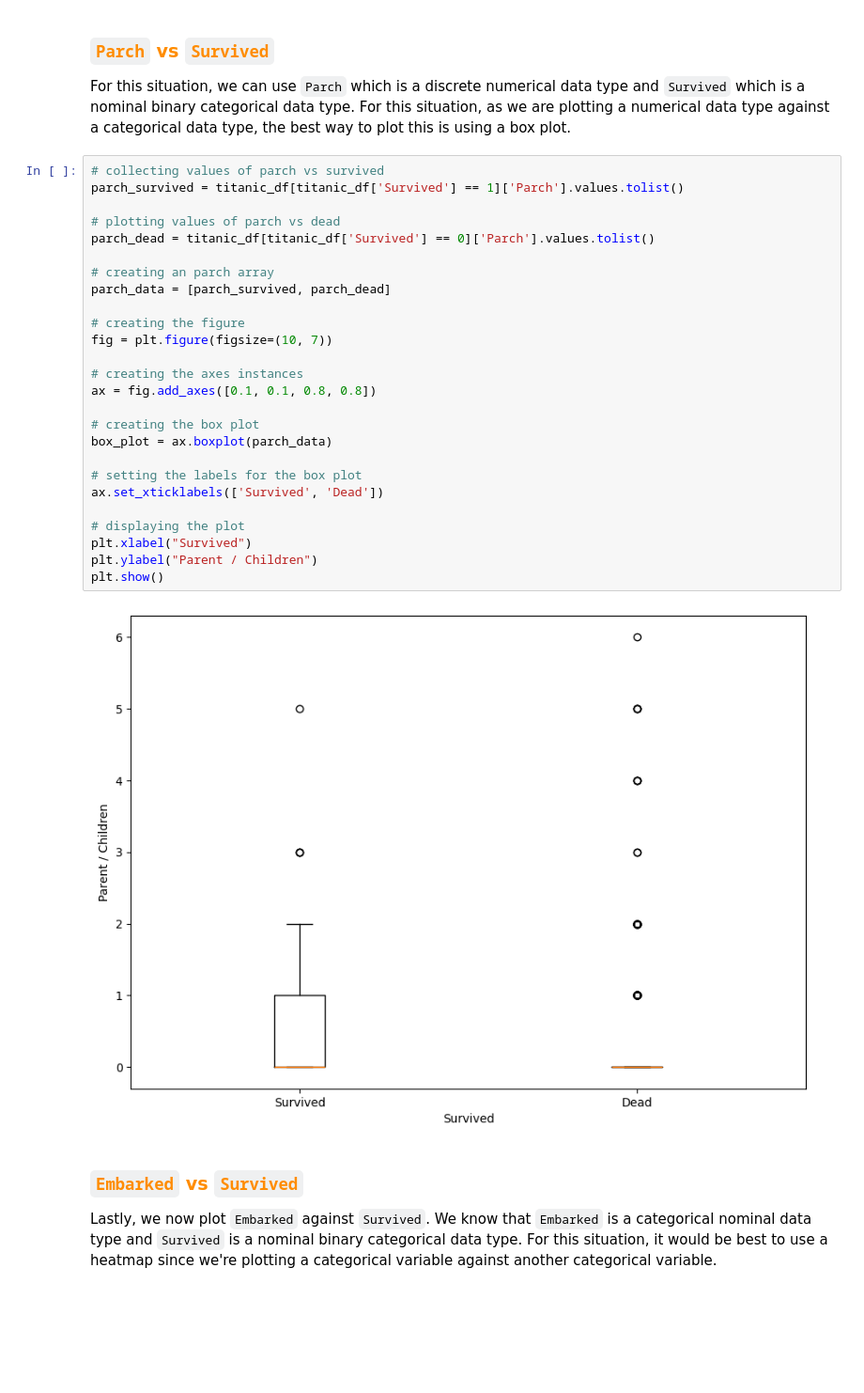
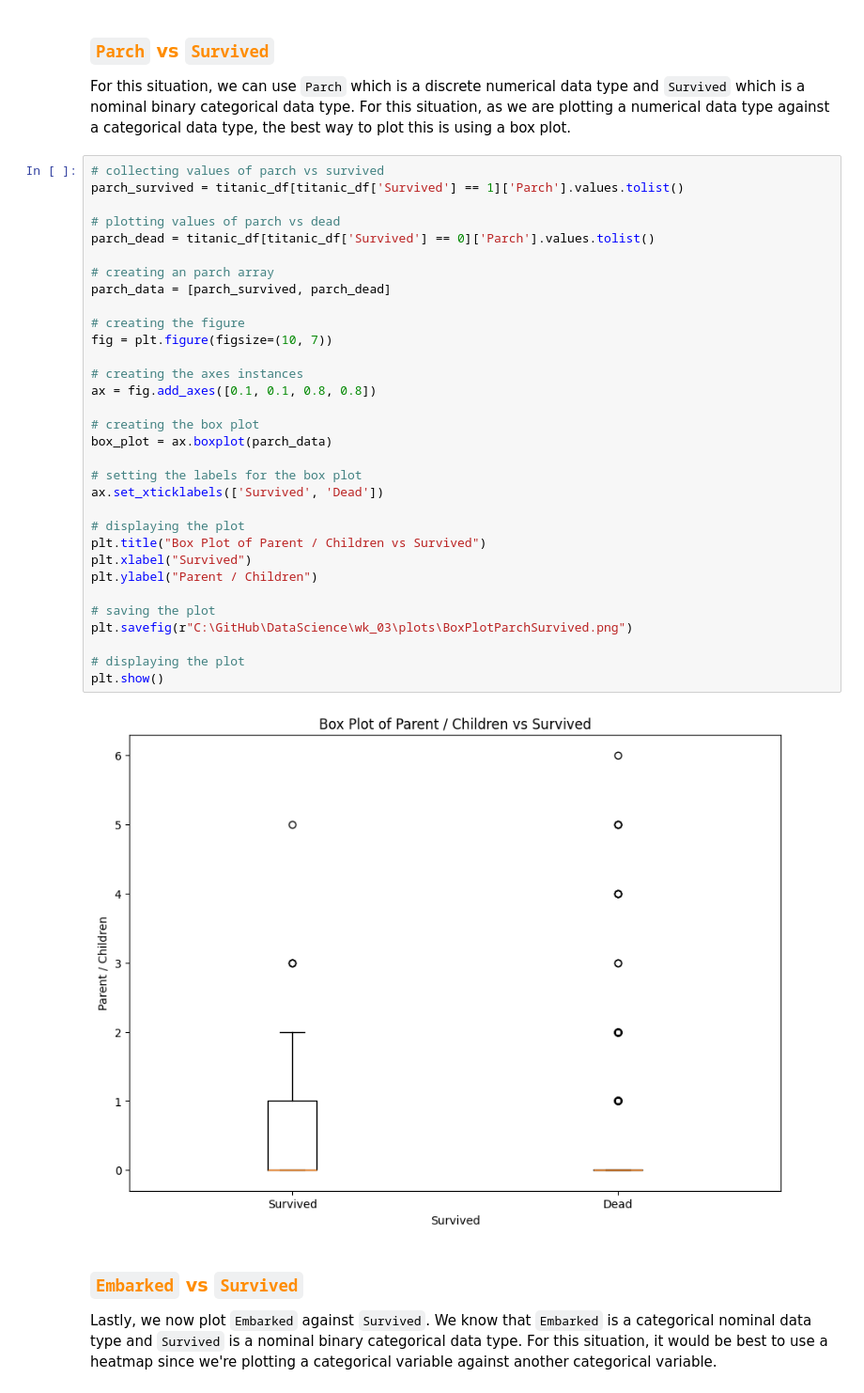
Before and after one commit to chowdhuryj-github/DataScienceDataAnalysis, a Jupyter notebook: wk_03/lab/Lab_3_JIC.ipynb, the cells around one changed output. Shown: that part at 94% size. Drawn from its saved outputs; the diff is of its cells as text; blank space fills up the shorter version.

```diff
--- a/wk_03/lab/Lab_3_JIC.ipynb
+++ b/wk_03/lab/Lab_3_JIC.ipynb
@@ -372,31 +390,37 @@ For this situation, we can use `Parch` which is a discrete numerical data type a
 # %%
 # collecting values of parch vs survived
 parch_survived = titanic_df[titanic_df['Survived'] == 1]['Parch'].values.tolist()
 
 # plotting values of parch vs dead
 parch_dead = titanic_df[titanic_df['Survived'] == 0]['Parch'].values.tolist()
 
 # creating an parch array
 parch_data = [parch_survived, parch_dead]
 
 # creating the figure
 fig = plt.figure(figsize=(10, 7))
 
 # creating the axes instances
 ax = fig.add_axes([0.1, 0.1, 0.8, 0.8])
 
 # creating the box plot
 box_plot = ax.boxplot(parch_data)
 
 # setting the labels for the box plot
 ax.set_xticklabels(['Survived', 'Dead'])
 
 # displaying the plot
+plt.title("Box Plot of Parent / Children vs Survived")
 plt.xlabel("Survived")
 plt.ylabel("Parent / Children")
+
+# saving the plot
+plt.savefig(r"C:\GitHub\DataScience\wk_03\plots\BoxPlotParchSurvived.png")
+
+# displaying the plot
 plt.show()
 # %% [output]
-[figure, old version]
+[figure, new version]
 # %% [markdown]
 ### <font color = '#FF8C00'> `Embarked` vs `Survived` </font>
 Lastly, we now plot `Embarked` against `Survived`. We know that `Embarked` is a categorical nominal data type and `Survived` is a nominal binary categorical data type. For this situation, it would be best to use a heatmap since we're plotting a categorical variable against another categorical variable.
```
Also changed, not shown: parts of 11 cells of this notebook, 17 other files.
